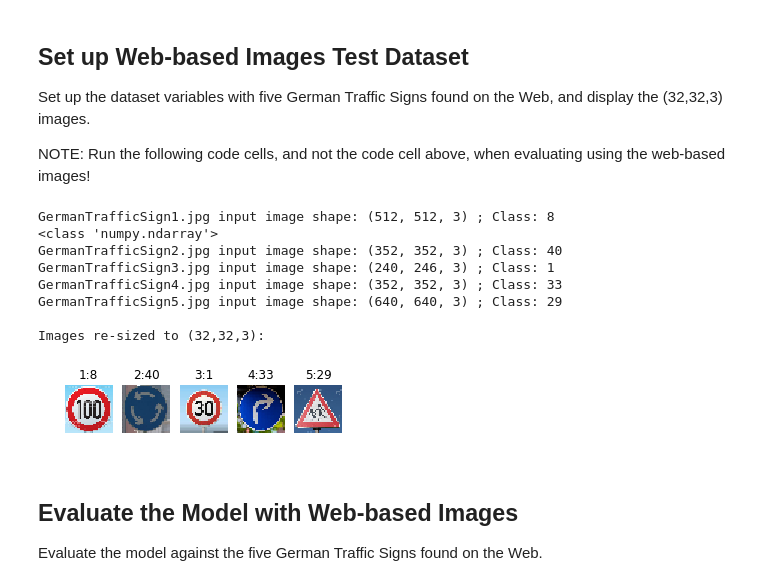
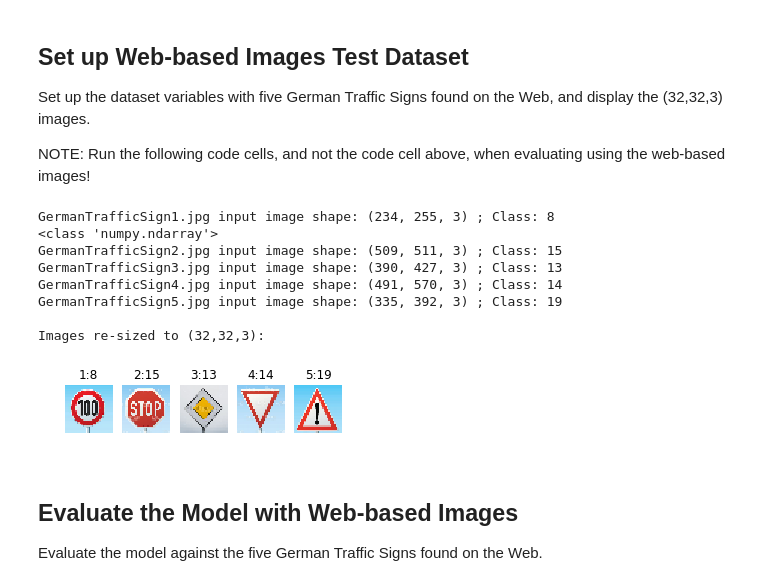
Before and after one commit to blunderbuss9/CarND-TSC-StewartTeaze, a Jupyter notebook: TrafficSignClassifier.ipynb, the cells around one changed output. Drawn from its saved outputs; the diff is of its cells as text; code cells hidden in the pictures.

Commit message:
Updated 4 of 5 traffic signs; code now outputs top5 softmax probabilities for each of these 5 signs

```diff
--- a/TrafficSignClassifier.ipynb
+++ b/TrafficSignClassifier.ipynb
@@ -90,12 +90,3 @@ that was found in the training set file.
 The title text above each image is X:Y, where X is the Traffic Sign Class label/type, & Y is the number of
 occurances of that label/type that were encountered in the training set file:
 [figure]
-# %%
-# Print out a small sample of the first few traffic signs in the training set
-for index in range (0, 6):
-    image = X_train[index]
-    ax = plt.subplot(4,12,index+1)
-    fig.subplots_adjust(hspace=.5)
-    plt.axis('off')
-    ax.set_title(str(index+1) + ":" + str(y_train[index]))
-    plt.imshow(image)
@@ -333,47 +321,47 @@ from skimage.transform import resize
 X_web_test = []
 y_web_test = []
 
 # Read in the 5 sample traffic sign images taken from the web, and re-size them to (32,32,3), and classify them
 im = imread("GermanTrafficSign1.jpg")
 print("GermanTrafficSign1.jpg input image shape:", im.shape, "; Class: 8")
 image = resize(im, (32, 32))
 print(type(image))
 X_web_test.append(image); y_web_test.append(7)
 im = imread("GermanTrafficSign2.jpg")
-print("GermanTrafficSign2.jpg input image shape:", im.shape, "; Class: 40")
+print("GermanTrafficSign2.jpg input image shape:", im.shape, "; Class: 15")
 image = resize(im, (32, 32))
-X_web_test.append(image); y_web_test.append(39)
+X_web_test.append(image); y_web_test.append(14)
 im = imread("GermanTrafficSign3.jpg")
-print("GermanTrafficSign3.jpg input image shape:", im.shape, "; Class: 1")
+print("GermanTrafficSign3.jpg input image shape:", im.shape, "; Class: 13")
 image = resize(im, (32, 32))
-X_web_test.append(image); y_web_test.append(0)
+X_web_test.append(image); y_web_test.append(12)
 im = imread("GermanTrafficSign4.jpg")
-print("GermanTrafficSign4.jpg input image shape:", im.shape, "; Class: 33")
+print("GermanTrafficSign4.jpg input image shape:", im.shape, "; Class: 14")
 image = resize(im, (32, 32))
-X_web_test.append(image); y_web_test.append(32)
+X_web_test.append(image); y_web_test.append(13)
 im = imread("GermanTrafficSign5.jpg")
-print("GermanTrafficSign5.jpg input image shape:", im.shape, "; Class: 29")
+print("GermanTrafficSign5.jpg input image shape:", im.shape, "; Class: 19")
 image = resize(im, (32, 32))
-X_web_test.append(image); y_web_test.append(28)
+X_web_test.append(image); y_web_test.append(18)
 
 # Plot the 5 (32,32,3) sample images
 print("\n"+"Images re-sized to (32,32,3):")
 for index in range (0, 5):
     image = X_web_test[index]
     ax = plt.subplot(1,6,index+1)
     plt.axis('off')
     ax.set_title(str(index+1) + ":" + str(y_web_test[index]+1))
     plt.imshow(image)
 # %% [output]
-GermanTrafficSign1.jpg input image shape: (512, 512, 3) ; Class: 8
+GermanTrafficSign1.jpg input image shape: (234, 255, 3) ; Class: 8
 <class 'numpy.ndarray'>
-GermanTrafficSign2.jpg input image shape: (352, 352, 3) ; Class: 40
-GermanTrafficSign3.jpg input image shape: (240, 246, 3) ; Class: 1
-GermanTrafficSign4.jpg input image shape: (352, 352, 3) ; Class: 33
-GermanTrafficSign5.jpg input image shape: (640, 640, 3) ; Class: 29
+GermanTrafficSign2.jpg input image shape: (509, 511, 3) ; Class: 15
+GermanTrafficSign3.jpg input image shape: (390, 427, 3) ; Class: 13
+GermanTrafficSign4.jpg input image shape: (491, 570, 3) ; Class: 14
+GermanTrafficSign5.jpg input image shape: (335, 392, 3) ; Class: 19
 
 Images re-sized to (32,32,3):
-[figure, old version]
+[figure, new version]
 # %% [markdown]
 ## Evaluate the Model with Web-based Images
 Evaluate the model against the five German Traffic Signs found on the Web.
```
Also changed, not shown: parts of 5 cells of this notebook, 4 other files.
